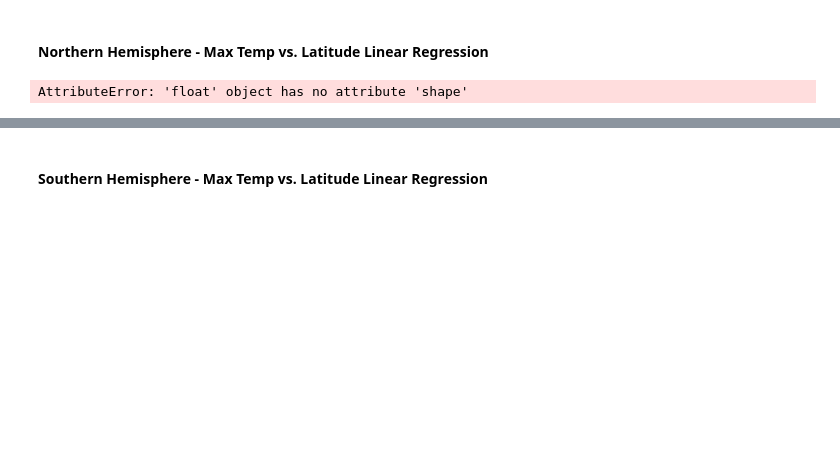
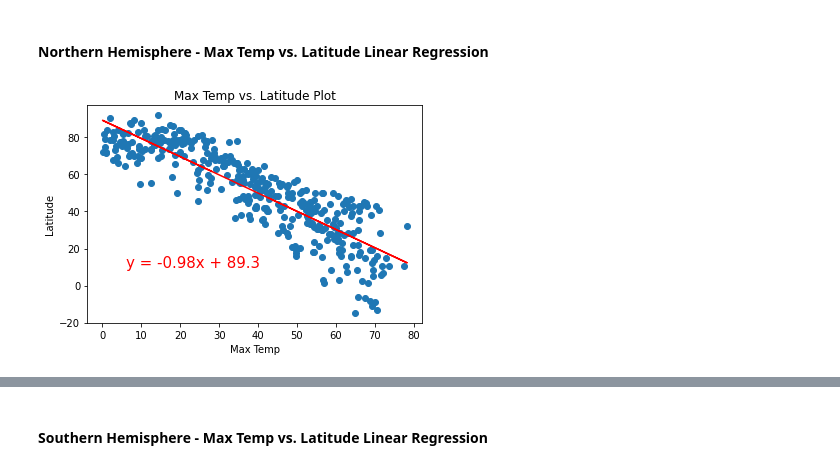
Before and after one commit to annarischitelli/PythonAPI-challenge, a Jupyter notebook: WeatherPy/WeatherPy_Anna.ipynb, the cells around one changed output, grey strips where cells are left out. Cells and saved outputs as stored; diff of their text form; code cells hidden in the pictures; blank space fills up the shorter version.

```diff
--- a/WeatherPy/WeatherPy_Anna.ipynb
+++ b/WeatherPy/WeatherPy_Anna.ipynb
@@ -213,6 +255,7 @@ plt.show()
 ## Latitude vs. Cloudiness Plot
 # %%
 #Plot scatter
+weather_df["Lat"] = weather_df["Lat"].astype(float)
 plt.scatter(weather_df["Lat"], weather_df["Cloudiness"], marker = "o")
 plt.title(f"Latitude vs. Cloudiness Plot")
 plt.ylabel("Cloudiness")
@@ -226,6 +269,7 @@ plt.show()
 ## Latitude vs. Wind Speed Plot
 # %%
 #Plot scatter
+weather_df["Lat"] = weather_df["Lat"].astype(float)
 plt.scatter(weather_df["Lat"], weather_df["Wind Speed"], marker = "o")
 plt.title(f"Latitude vs. Wind Speed Plot")
 plt.ylabel("Wind Speed")
@@ -239,5 +283,6 @@ plt.show()
 ## Linear Regression
 # %%
 # Create northern and southern dataframes
+weather_df["Lat"] = weather_df["Lat"].astype(float)
 n_hemisphere = weather_df.loc[weather_df["Lat"] >= 0]
 s_hemisphere = weather_df.loc[weather_df["Lat"] < 0]
@@ -246,15 +323,16 @@ s_hemisphere = weather_df.loc[weather_df["Lat"] < 0]
 # %%
 # Add the linear regression equation and line to plot
 x_values = n_hemisphere['Lat']
 y_values = n_hemisphere['Max Temp']
 (slope, intercept, rvalue, pvalue, stderr) = linregress(x_values, y_values)
 regress_values = x_values * slope + intercept
 line_eq = "y = " + str(round(slope,2)) + "x + " + str(round(intercept,2))
 plt.scatter(x_values,y_values)
 plt.plot(x_values,regress_values,"r-")
 plt.annotate(line_eq,(6,10),fontsize=15,color="red")
-plt.xlabel('Latitude')
-plt.ylabel('Max Temp')
+plt.title('Max Temp vs. Latitude Plot')
+plt.xlabel('Max Temp')
+plt.ylabel('Latitude')
 plt.show()
 # %% [output]
-AttributeError: 'float' object has no attribute 'shape'
+[figure, added]
```
Also changed, not shown: parts of 29 cells of this notebook, 11 other files.
